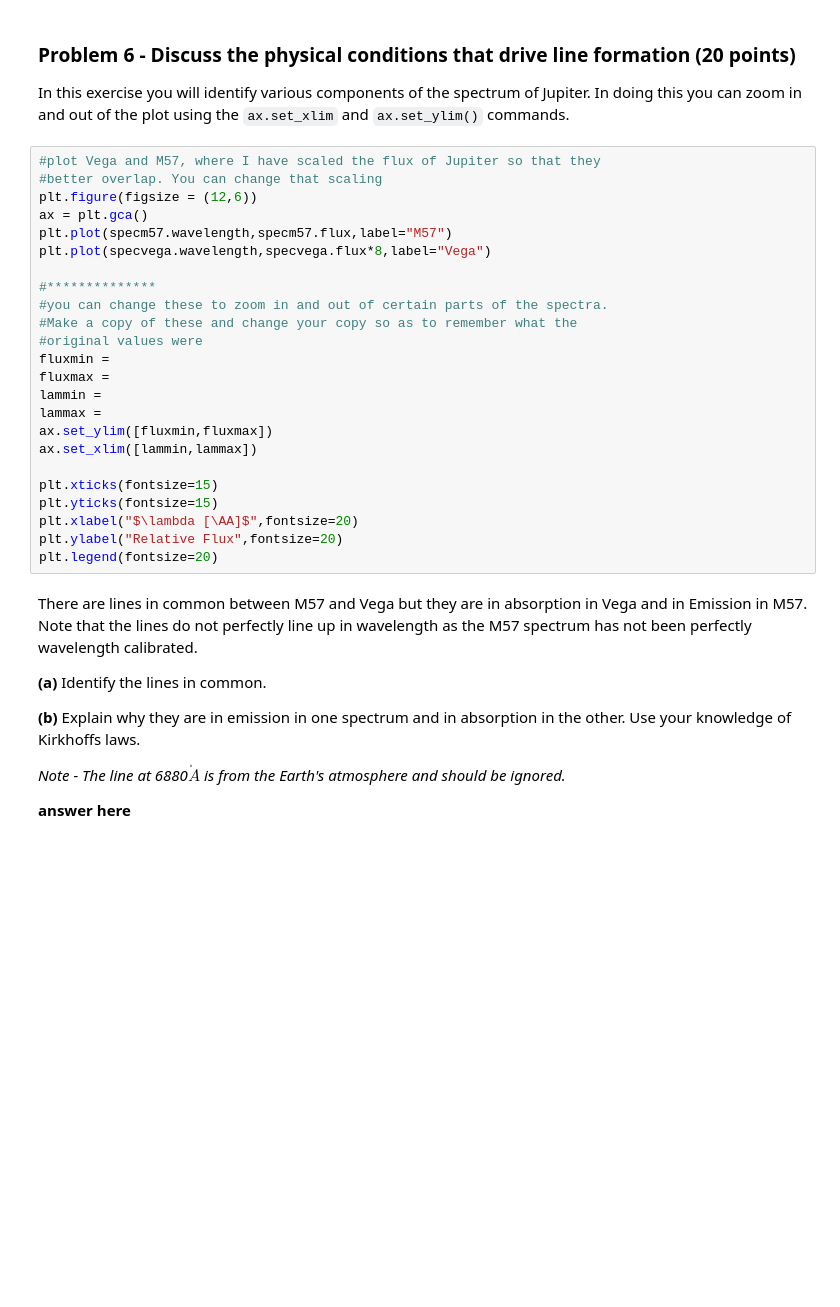
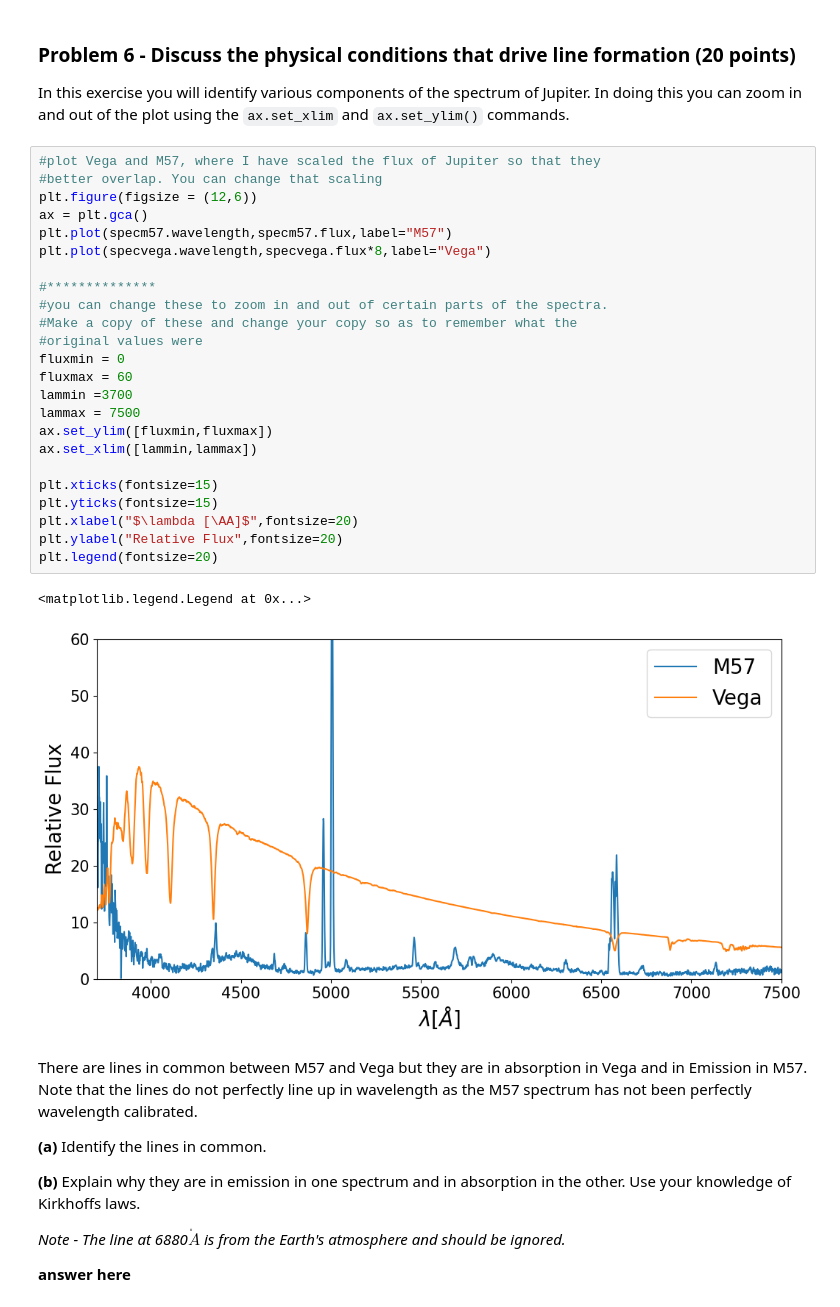
Before and after one commit to RyanNease/Analysis_real_spectra_student, a Jupyter notebook: analysis_real_spectra.student.ipynb, the cells around one changed output. Drawn from its saved outputs; the diff is of its cells as text; blank space fills up the shorter version.

```diff
--- a/analysis_real_spectra.student.ipynb
+++ b/analysis_real_spectra.student.ipynb
@@ -495,27 +532,30 @@ In this exercise you will identify various components of the spectrum of Jupiter
 # %%
 #plot Vega and M57, where I have scaled the flux of Jupiter so that they
 #better overlap. You can change that scaling
 plt.figure(figsize = (12,6))
 ax = plt.gca()
 plt.plot(specm57.wavelength,specm57.flux,label="M57")
 plt.plot(specvega.wavelength,specvega.flux*8,label="Vega")
 
 #**************
 #you can change these to zoom in and out of certain parts of the spectra.
 #Make a copy of these and change your copy so as to remember what the
 #original values were
-fluxmin =
-fluxmax =
-lammin =
-lammax =
+fluxmin = 0
+fluxmax = 60
+lammin =3700
+lammax = 7500
 ax.set_ylim([fluxmin,fluxmax])
 ax.set_xlim([lammin,lammax])
 
 plt.xticks(fontsize=15)
 plt.yticks(fontsize=15)
 plt.xlabel("$\lambda [\AA]$",fontsize=20)
 plt.ylabel("Relative Flux",fontsize=20)
 plt.legend(fontsize=20)
+# %% [output]
+<matplotlib.legend.Legend at 0x...>
+[figure, added]
 # %% [markdown]
 There are lines in common between M57 and Vega but they are in absorption in Vega and in Emission in M57. Note that the lines do not perfectly line up in wavelength as the M57 spectrum has not been perfectly wavelength calibrated.
 
```
Also changed, not shown: parts of 6 cells of this notebook.
